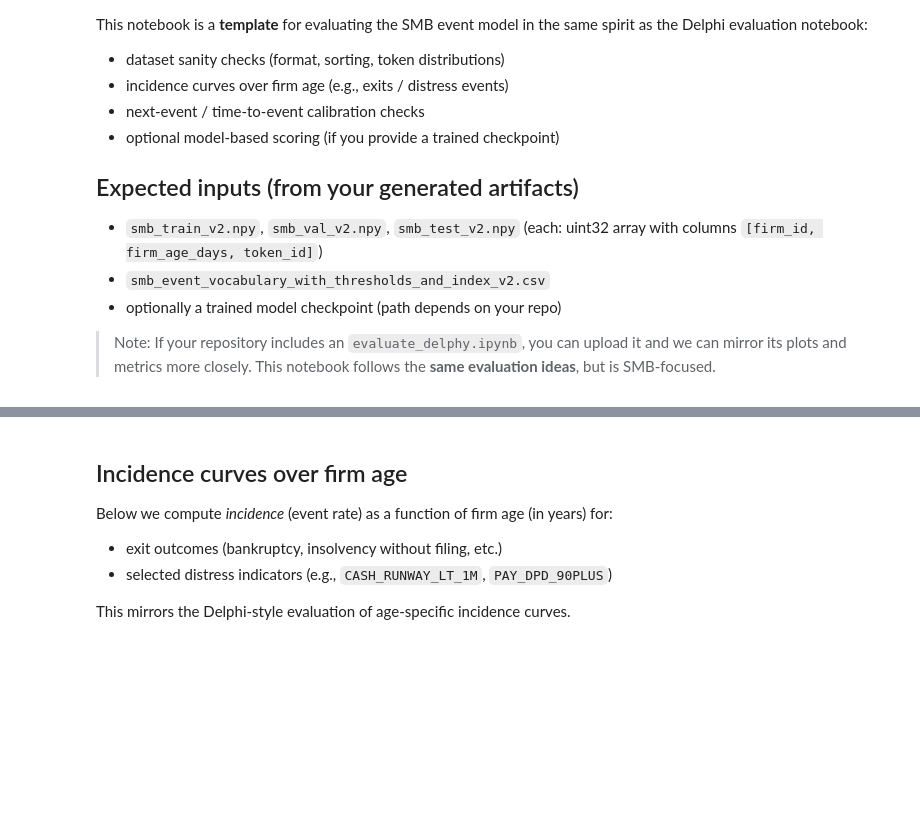
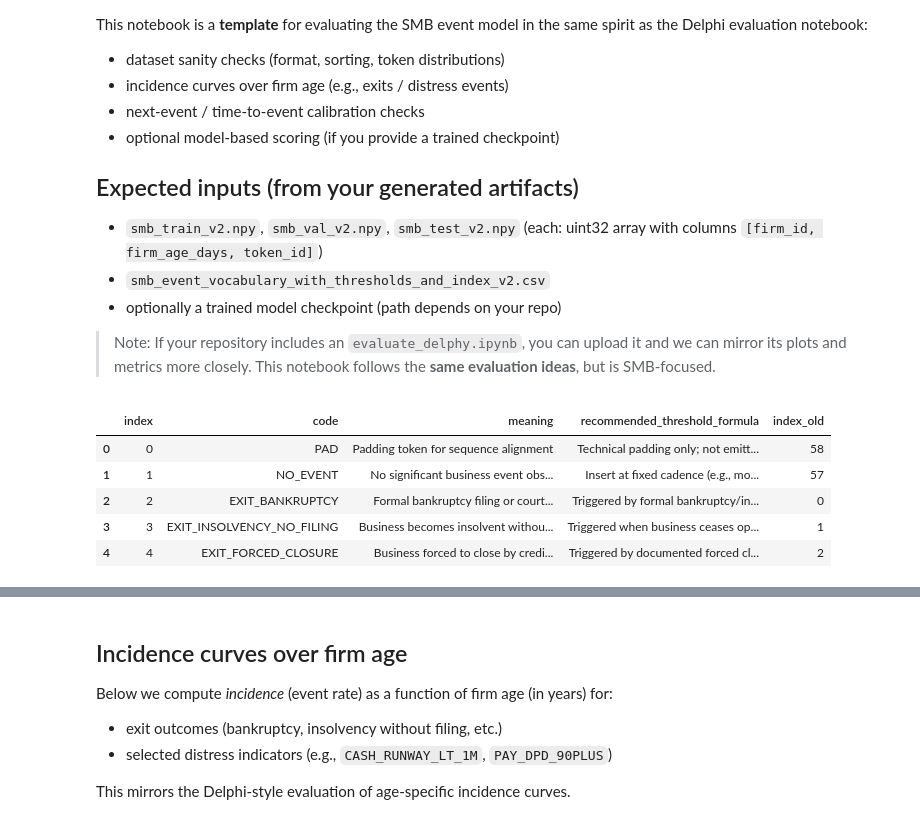
Before and after one commit to qcloop/Delphi, a Jupyter notebook: evaluate_smb.ipynb, the cells around one changed output, grey strips where cells are left out. Cells and saved outputs as stored; diff of their text form; code cells hidden in the pictures; blank space fills up the shorter version.

```diff
--- a/evaluate_smb.ipynb
+++ b/evaluate_smb.ipynb
@@ -16,24 +16,31 @@ This notebook is a **template** for evaluating the SMB event model in the same s
 # %%
 import os
 from pathlib import Path
 import numpy as np
 import pandas as pd
 import matplotlib.pyplot as plt
 
-DATA_DIR = Path("/mnt/data")
+DATA_DIR = Path("/Users/uzokirov/Development/Thirdparty/LLM/Delphi/data/smb_synthetic_data")
 
 VOCAB_CSV = DATA_DIR / "smb_event_vocabulary_with_thresholds_and_index_v2.csv"
 TRAIN_NPY = DATA_DIR / "smb_train_v2.npy"
 VAL_NPY   = DATA_DIR / "smb_val_v2.npy"
 TEST_NPY  = DATA_DIR / "smb_test_v2.npy"
 
 assert VOCAB_CSV.exists(), f"Missing {VOCAB_CSV}"
 assert TRAIN_NPY.exists(), f"Missing {TRAIN_NPY}"
 assert VAL_NPY.exists(), f"Missing {VAL_NPY}"
 assert TEST_NPY.exists(), f"Missing {TEST_NPY}"
 
 vocab = pd.read_csv(VOCAB_CSV)
 vocab.head()
+# %% [output]
+|  | index | code | meaning | recommended_threshold_formula | index_old |
+| 0 | 0 | PAD | Padding token for sequence alignment | Technical padding only; not emitt... | 58 |
+| 1 | 1 | NO_EVENT | No significant business event obs... | Insert at fixed cadence (e.g., mo... | 57 |
+| 2 | 2 | EXIT_BANKRUPTCY | Formal bankruptcy filing or court... | Triggered by formal bankruptcy/in... | 0 |
+| 3 | 3 | EXIT_INSOLVENCY_NO_FILING | Business becomes insolvent withou... | Triggered when business ceases op... | 1 |
+| 4 | 4 | EXIT_FORCED_CLOSURE | Business forced to close by credi... | Triggered by documented forced cl... | 2 |
 # %%
 # Basic vocab sanity checks
 code_to_id = dict(zip(vocab["code"].astype(str), vocab["index"].astype(int)))
```
Also changed, not shown: parts of 9 cells of this notebook, 6 other files.
